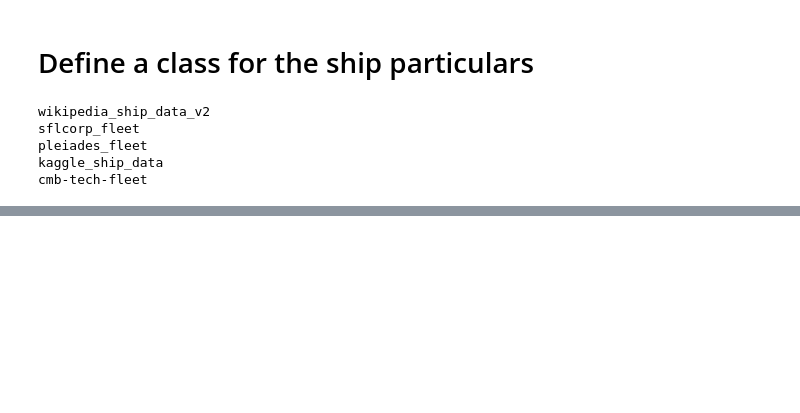
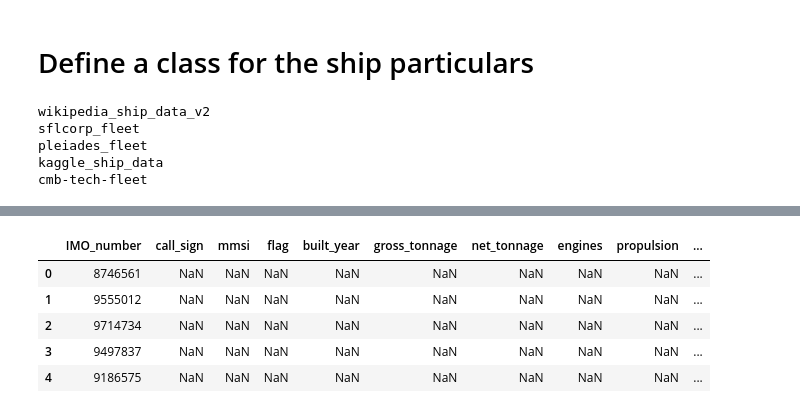
Before and after one commit to vasileiosvyzas/maritime-emissions-analysis-platform, a Jupyter notebook: notebooks/ship_technical_data_processor.ipynb, the cells around one changed output, grey strips where cells are left out. Cells and saved outputs as stored; diff of their text form; code cells hidden in the pictures; blank space fills up the shorter version.

```diff
--- a/notebooks/ship_technical_data_processor.ipynb
+++ b/notebooks/ship_technical_data_processor.ipynb
@@ -139,0 +204,23 @@ df['draft (m)'] = df['draft'].str.extract(regex_pattern)[0]
+# %%
+metadata = Metadata.detect_from_dataframe(
+    data=df,
+    table_name='ship_specs')
+# %%
+from sdv.single_table import GaussianCopulaSynthesizer
+
+synthesizer = GaussianCopulaSynthesizer(metadata)
+
+# Step 2: Train the synthesizer
+synthesizer.fit(df)
+
+# Step 3: Generate synthetic data
+synthetic_data = synthesizer.sample(num_rows=100)
+# %%
+synthetic_data.head()
+# %% [output]
+|  | IMO_number | call_sign | mmsi | flag | built_year | gross_tonnage | net_tonnage | engines | propulsion | ... |
+| 0 | 8746561 | NaN | NaN | NaN | NaN | NaN | NaN | NaN | NaN | ... |
+| 1 | 9555012 | NaN | NaN | NaN | NaN | NaN | NaN | NaN | NaN | ... |
+| 2 | 9714734 | NaN | NaN | NaN | NaN | NaN | NaN | NaN | NaN | ... |
+| 3 | 9497837 | NaN | NaN | NaN | NaN | NaN | NaN | NaN | NaN | ... |
+| 4 | 9186575 | NaN | NaN | NaN | NaN | NaN | NaN | NaN | NaN | ... |
```
Also changed, not shown: parts of 13 cells of this notebook.
